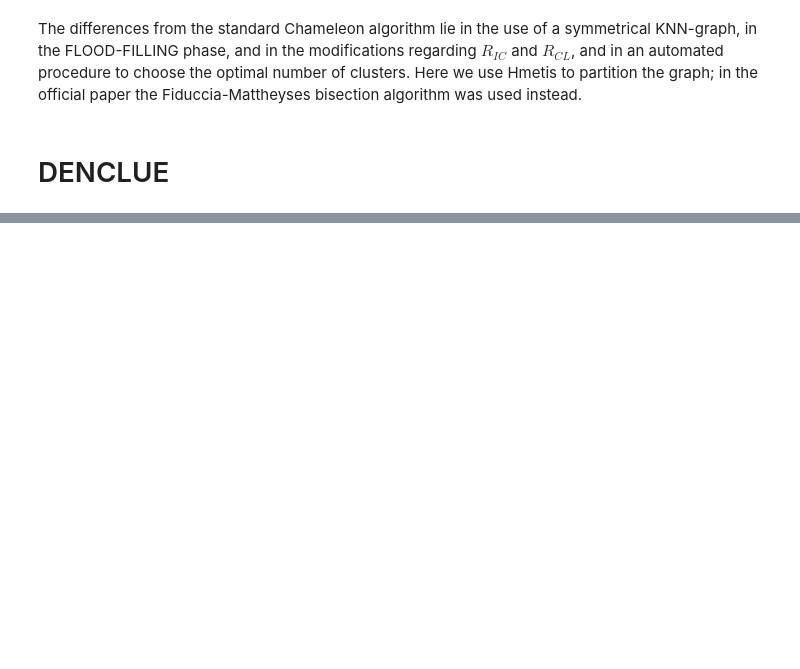
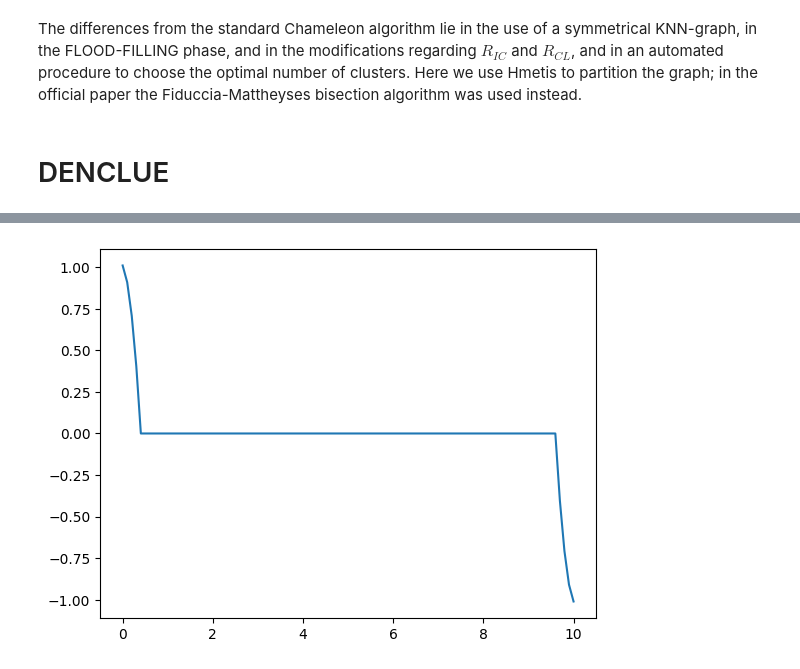
Before and after one commit to guglielmosanchini/ClustViz, a Jupyter notebook: Clustering_visualization_notebook.ipynb, the cells around one changed output, grey strips where cells are left out. Cells and saved outputs as stored; diff of their text form; code cells hidden in the pictures; blank space fills up the shorter version.

```diff
--- a/Clustering_visualization_notebook.ipynb
+++ b/Clustering_visualization_notebook.ipynb
@@ -1032,0 +1195,5 @@ plot2d_data(res)
+# %%
+plt.plot(x,g)
+plt.show()
+# %% [output]
+[figure, added]
```
Also changed, not shown: parts of 5 cells of this notebook, 3 other files.
